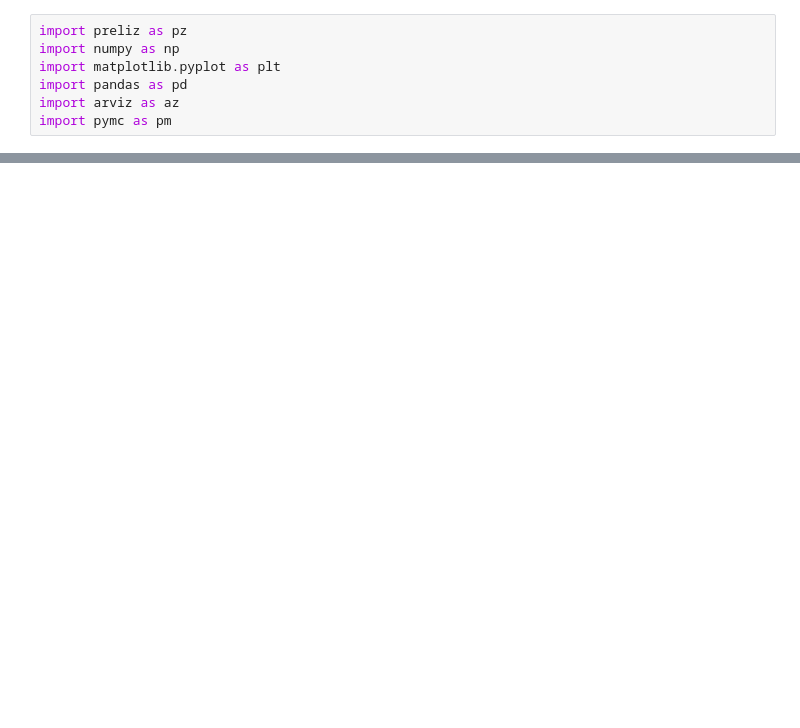
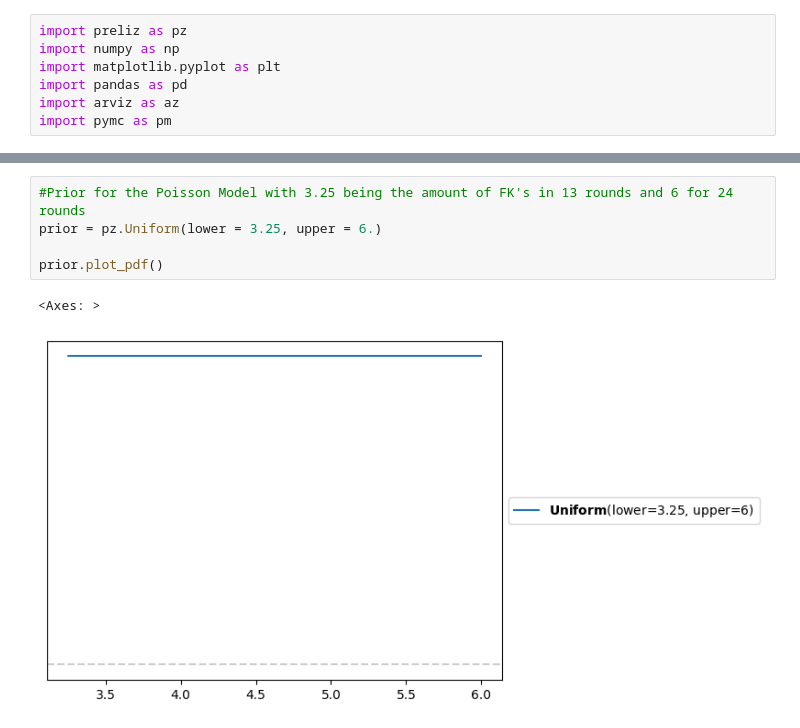
Before and after one commit to ashwingeeni12/data_science_fundamentals, a Jupyter notebook: Unit_3/Ashwin_GeenUnit3Project.ipynb, the cells around one changed output, grey strips where cells are left out. Cells and saved outputs as stored; diff of their text form; blank space fills up the shorter version.

```diff
--- a/Unit_3/Ashwin_GeenUnit3Project.ipynb
+++ b/Unit_3/Ashwin_GeenUnit3Project.ipynb
@@ -50,0 +117,8 @@ dtype: float64
+# %%
+#Prior for the Poisson Model with 3.25 being the amount of FK's in 13 rounds and 6 for 24 rounds
+prior = pz.Uniform(lower = 3.25, upper = 6.)
+
+prior.plot_pdf()
+# %% [output]
+<Axes: >
+[figure, added]
```
Also changed, not shown: parts of 53 cells of this notebook.
